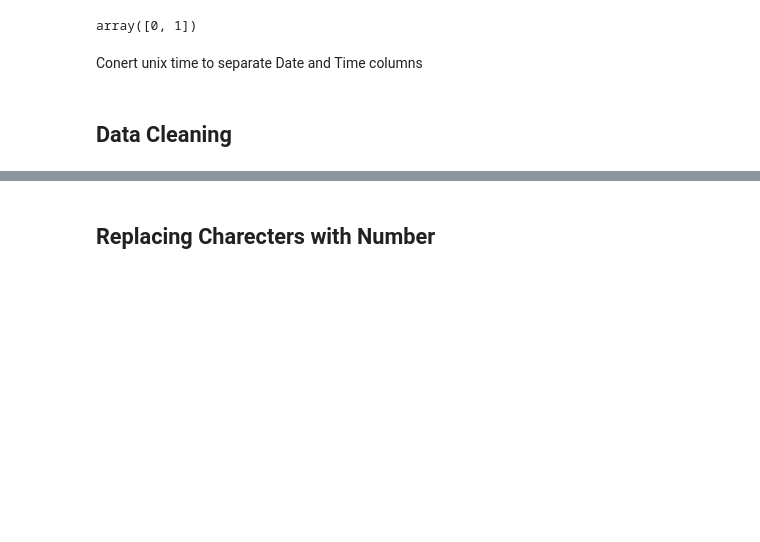
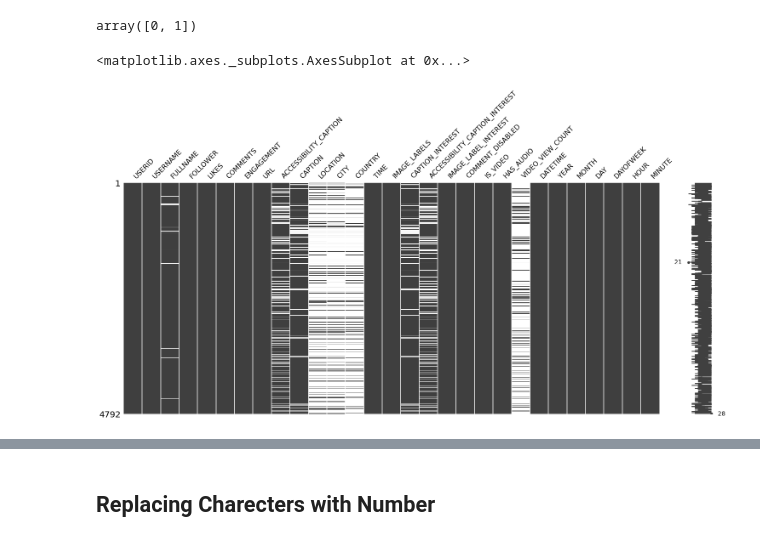
Before and after one commit to Raanank10/Instagram-s-influencers, a Jupyter notebook: Instagram_influencers.ipynb, the cells around one changed output, grey strips where cells are left out. Cells and saved outputs as stored; diff of their text form; code cells hidden in the pictures; blank space fills up the shorter version.

```diff
--- a/Instagram_influencers.ipynb
+++ b/Instagram_influencers.ipynb
@@ -178,5 +179,7 @@ Name: IMAGE_URL, dtype: object
 # %%
 df.drop('POST_ID',inplace=True,axis=1)
+# %%
+df.drop('VIDEO_URL',inplace=True,axis=1)
 # %%
 df.drop('SHORTCODE',inplace=True,axis=1)
 # %%
@@ -211,7 +214,8 @@ dtype: int64
 pd.unique(df[['COMMENT_DISABLED','IS_VIDEO','HAS_AUDIO']].values.ravel('K'))
 # %% [output]
 array([0, 1])
-# %% [markdown]
-Conert unix time to separate Date and Time columns
-# %% [markdown]
-## Data Cleaning
+# %%
+msno.matrix(df)
+# %% [output]
+<matplotlib.axes._subplots.AxesSubplot at 0x...>
+[figure, added]
```
Also changed, not shown: parts of 31 cells of this notebook.
